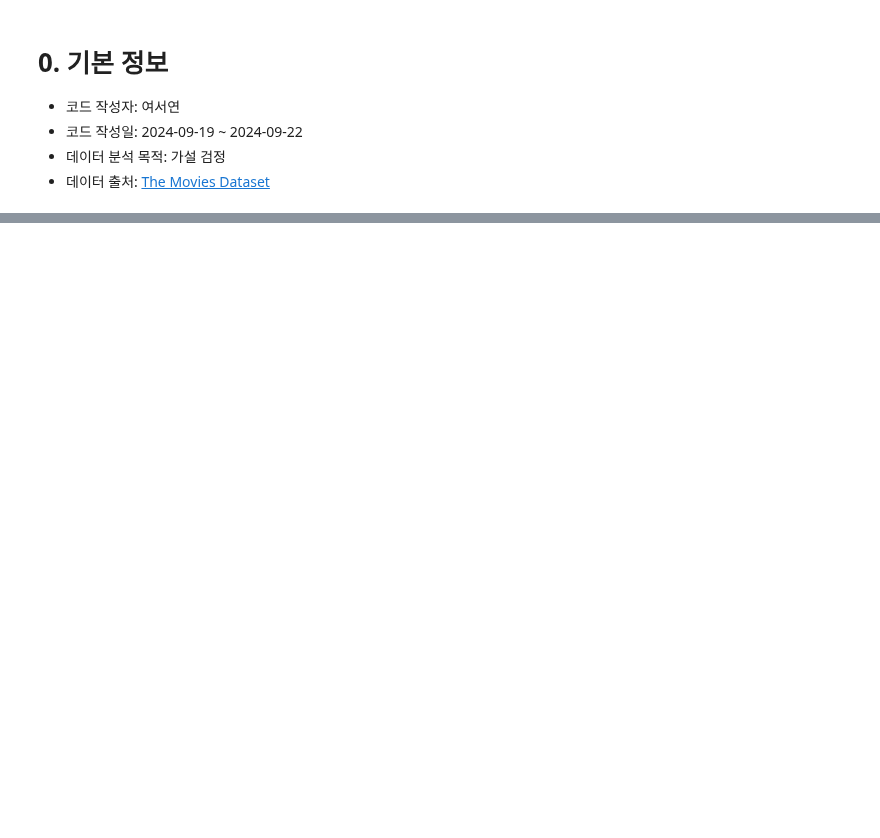
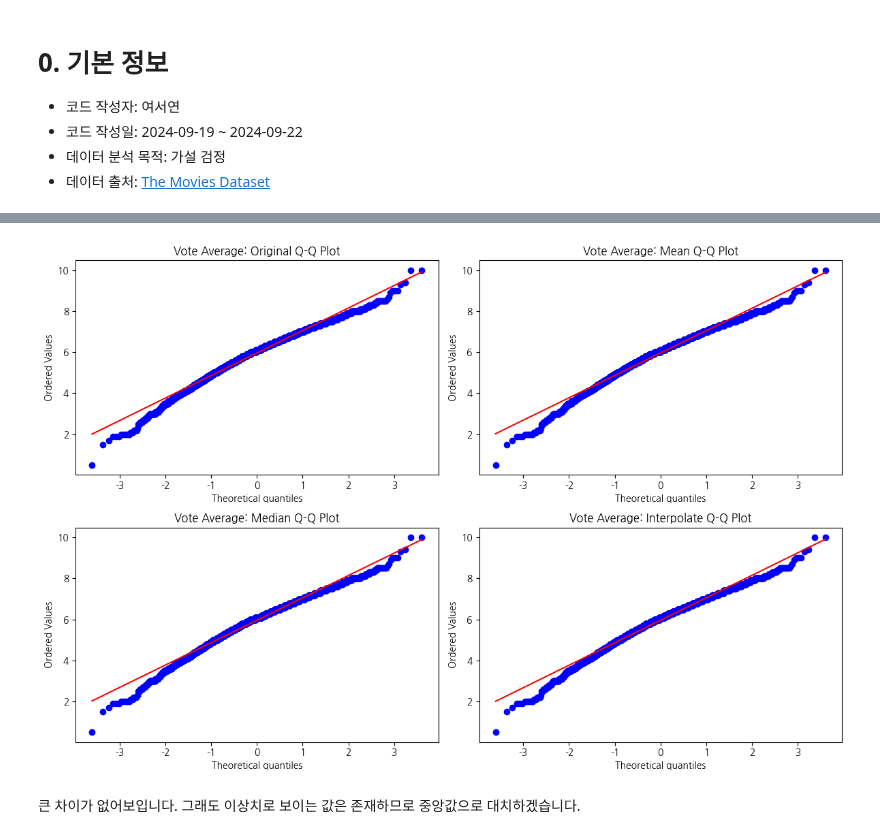
Before and after one commit to viola2002/dartb, a Jupyter notebook: toy_project/2024_Autumn/code/movie metadata SHT.ipynb, the cells around one changed output, grey strips where cells are left out. Cells and saved outputs as stored; diff of their text form; code cells hidden in the pictures; blank space fills up the shorter version.

```diff
--- a/toy_project/2024_Autumn/code/movie metadata SHT.ipynb
+++ b/toy_project/2024_Autumn/code/movie metadata SHT.ipynb
@@ -127,0 +306,10 @@ dtype: float64
+# %%
+# 결측치 처리 방법들
+def fill_with_mean(df, column):
+    return df[column].fillna(df[column].mean())
+
+def fill_with_median(df, column):
+    return df[column].fillna(df[column].median())
+
+def fill_with_interpolate(df, column):
+    return df[column].interpolate(method='linear')
@@ -127,0 +412,26 @@ dtype: float64
+# %%
+# Vote Average Q-Q plot comparison
+plt.figure(figsize=(12, 8))
+
+plt.subplot(2, 2, 1)
+stats.probplot(df['vote_average'].dropna(), dist="norm", plot=plt)
+plt.title('Vote Average: Original Q-Q Plot')
+
+plt.subplot(2, 2, 2)
+stats.probplot(df['vote_average_mean'], dist="norm", plot=plt)
+plt.title('Vote Average: Mean Q-Q Plot')
+
+plt.subplot(2, 2, 3)
+stats.probplot(df['vote_average_median'], dist="norm", plot=plt)
+plt.title('Vote Average: Median Q-Q Plot')
+
+plt.subplot(2, 2, 4)
+stats.probplot(df['vote_average_interpolate'], dist="norm", plot=plt)
+plt.title('Vote Average: Interpolate Q-Q Plot')
+
+plt.tight_layout()
+plt.show()
+# %% [output]
+[figure, added]
+# %% [markdown]
+큰 차이가 없어보입니다. 그래도 이상치로 보이는 값은 존재하므로 중앙값으로 대치하겠습니다.
```
Also changed, not shown: parts of 60 cells of this notebook.
